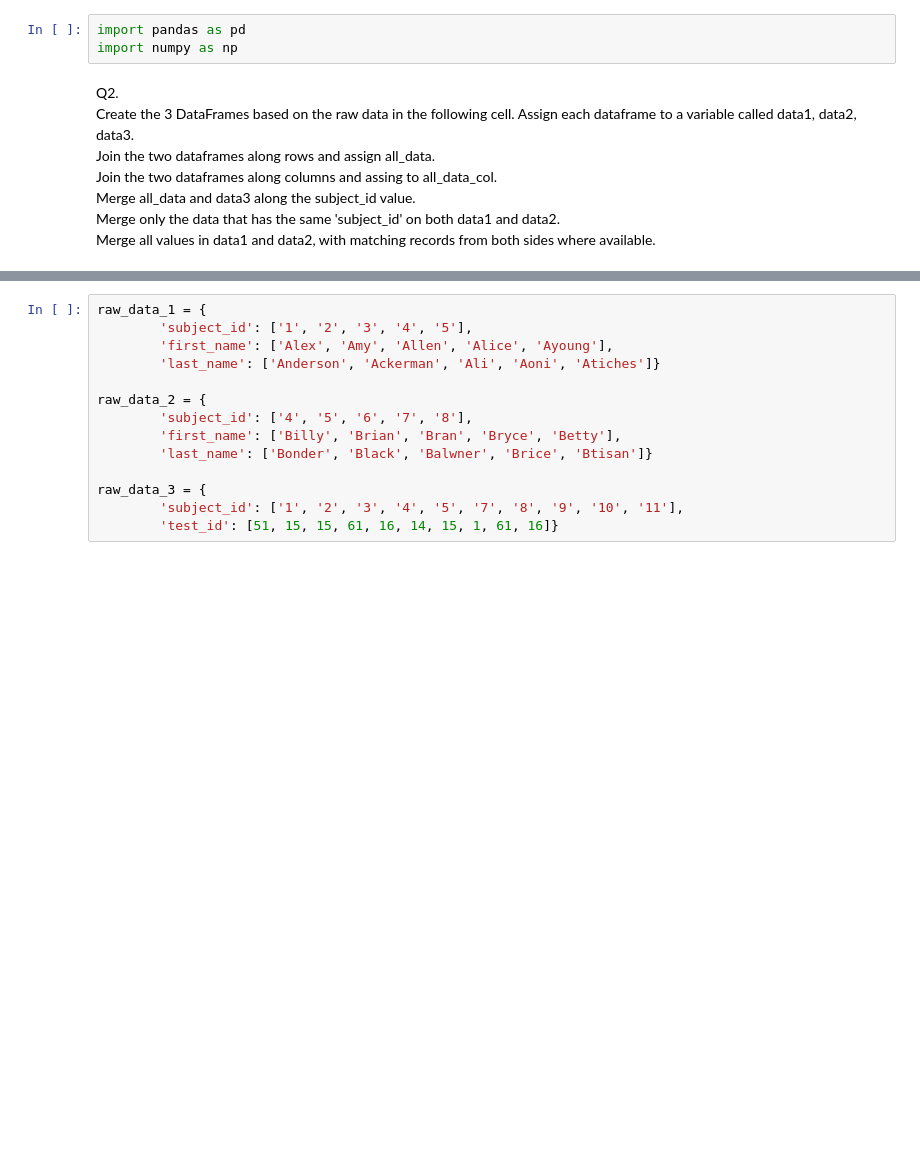
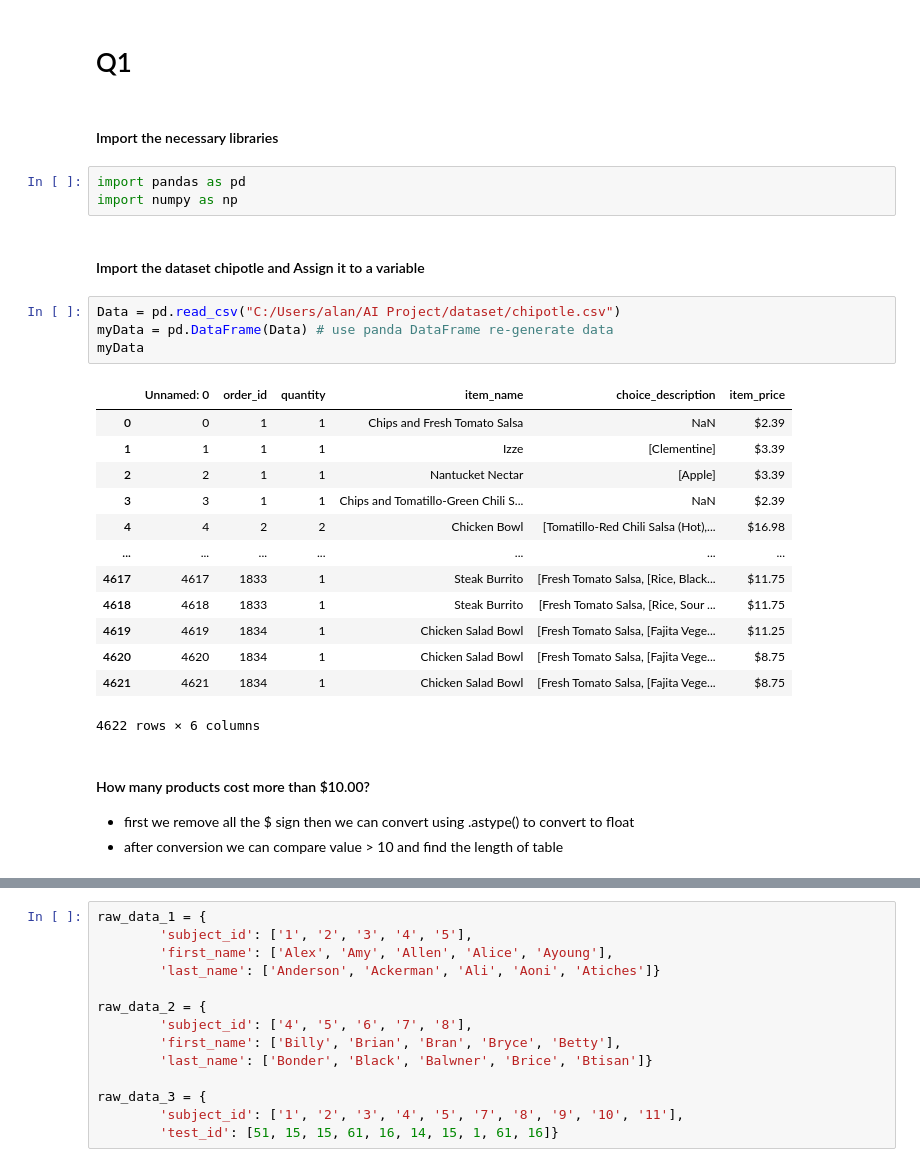
Before and after one commit to shomoitamitin/AI-Project, a Jupyter notebook: CSC547 class/CSC547_Assignment_1.ipynb, the cells around one changed output, grey strips where cells are left out. Drawn from its saved outputs; the diff is of its cells as text; blank space fills up the shorter version.

```diff
--- a/CSC547 class/CSC547_Assignment_1.ipynb
+++ b/CSC547 class/CSC547_Assignment_1.ipynb
@@ -1,11 +1,32 @@
+# %% [markdown]
+# Q1
+# %% [markdown]
+#### Import the necessary libraries
 # %%
 import pandas as pd
 import numpy as np
-# %% [markdown]
-Q2.<br>
-Create the 3 DataFrames based on the raw data in the following cell. Assign each dataframe to a variable called data1, data2, data3. <br>
-Join the two dataframes along rows and assign all_data. <br>
-Join the two dataframes along columns and assing to all_data_col. <br>
-Merge all_data and data3 along the subject_id value. <br>
-Merge only the data that has the same 'subject_id' on both data1 and data2. <br>
-Merge all values in data1 and data2, with matching records from both sides where available. <br>
+# %% [markdown]
+#### Import the dataset chipotle and Assign it to a variable
+# %%
+Data = pd.read_csv("C:/Users/alan/AI Project/dataset/chipotle.csv")
+myData = pd.DataFrame(Data) # use panda DataFrame re-generate data
+myData
+# %% [output]
+|  | Unnamed: 0 | order_id | quantity | item_name | choice_description | item_price |
+| 0 | 0 | 1 | 1 | Chips and Fresh Tomato Salsa | NaN | $2.39 |
+| 1 | 1 | 1 | 1 | Izze | [Clementine] | $3.39 |
+| 2 | 2 | 1 | 1 | Nantucket Nectar | [Apple] | $3.39 |
+| 3 | 3 | 1 | 1 | Chips and Tomatillo-Green Chili S... | NaN | $2.39 |
+| 4 | 4 | 2 | 2 | Chicken Bowl | [Tomatillo-Red Chili Salsa (Hot),... | $16.98 |
+| ... | ... | ... | ... | ... | ... | ... |
+| 4617 | 4617 | 1833 | 1 | Steak Burrito | [Fresh Tomato Salsa, [Rice, Black... | $11.75 |
+| 4618 | 4618 | 1833 | 1 | Steak Burrito | [Fresh Tomato Salsa, [Rice, Sour ... | $11.75 |
+| 4619 | 4619 | 1834 | 1 | Chicken Salad Bowl | [Fresh Tomato Salsa, [Fajita Vege... | $11.25 |
+| 4620 | 4620 | 1834 | 1 | Chicken Salad Bowl | [Fresh Tomato Salsa, [Fajita Vege... | $8.75 |
+| 4621 | 4621 | 1834 | 1 | Chicken Salad Bowl | [Fresh Tomato Salsa, [Fajita Vege... | $8.75 |
+4622 rows × 6 columns
+# %% [markdown]
+#### How many products cost more than $10.00?
+
+- first we remove all the $ sign then we can convert using .astype() to convert to float
+- after conversion we can compare value > 10 and find the length of table
```
Also changed, not shown: parts of 31 cells of this notebook.
